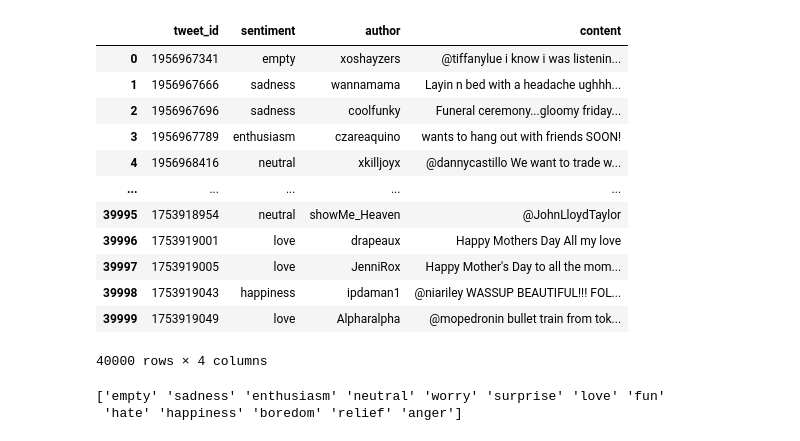
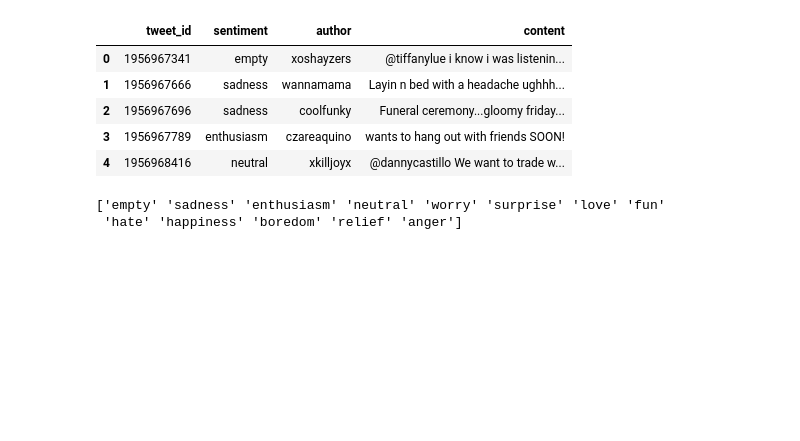
Before and after one commit to SaciaHouioua/BriefNN, a Jupyter notebook: classificationText.ipynb, the cells around one changed output. Saved outputs shown, nothing was run; the diff lists cells and outputs as text; code cells hidden in the pictures; blank space fills up the shorter version.

```diff
--- a/classificationText.ipynb
+++ b/classificationText.ipynb
@@ -32,21 +32,14 @@ from sklearn.metrics import f1_score
 # Chargement des données qui seront utilisées.
 data = pd.read_csv('text_emotion.csv')
 # %%
-data
+data.head(5)
 # %% [output]
 |  | tweet_id | sentiment | author | content |
 | 0 | 1956967341 | empty | xoshayzers | @tiffanylue i know i was listenin... |
 | 1 | 1956967666 | sadness | wannamama | Layin n bed with a headache ughhh... |
 | 2 | 1956967696 | sadness | coolfunky | Funeral ceremony...gloomy friday... |
 | 3 | 1956967789 | enthusiasm | czareaquino | wants to hang out with friends SOON! |
 | 4 | 1956968416 | neutral | xkilljoyx | @dannycastillo We want to trade w... |
-| ... | ... | ... | ... | ... |
-| 39995 | 1753918954 | neutral | showMe_Heaven | @JohnLloydTaylor |
-| 39996 | 1753919001 | love | drapeaux | Happy Mothers Day All my love |
-| 39997 | 1753919005 | love | JenniRox | Happy Mother's Day to all the mom... |
-| 39998 | 1753919043 | happiness | ipdaman1 | @niariley WASSUP BEAUTIFUL!!! FOL... |
-| 39999 | 1753919049 | love | Alpharalpha | @mopedronin bullet train from tok... |
-40000 rows × 4 columns
 # %%
 #encodage des données
 # remplacer ['sadness' 'anger' 'love' 'surprise' 'fear' 'happy'..] par 1, 2,3, 4, 5
```
Also changed, not shown: parts of 27 cells of this notebook.
